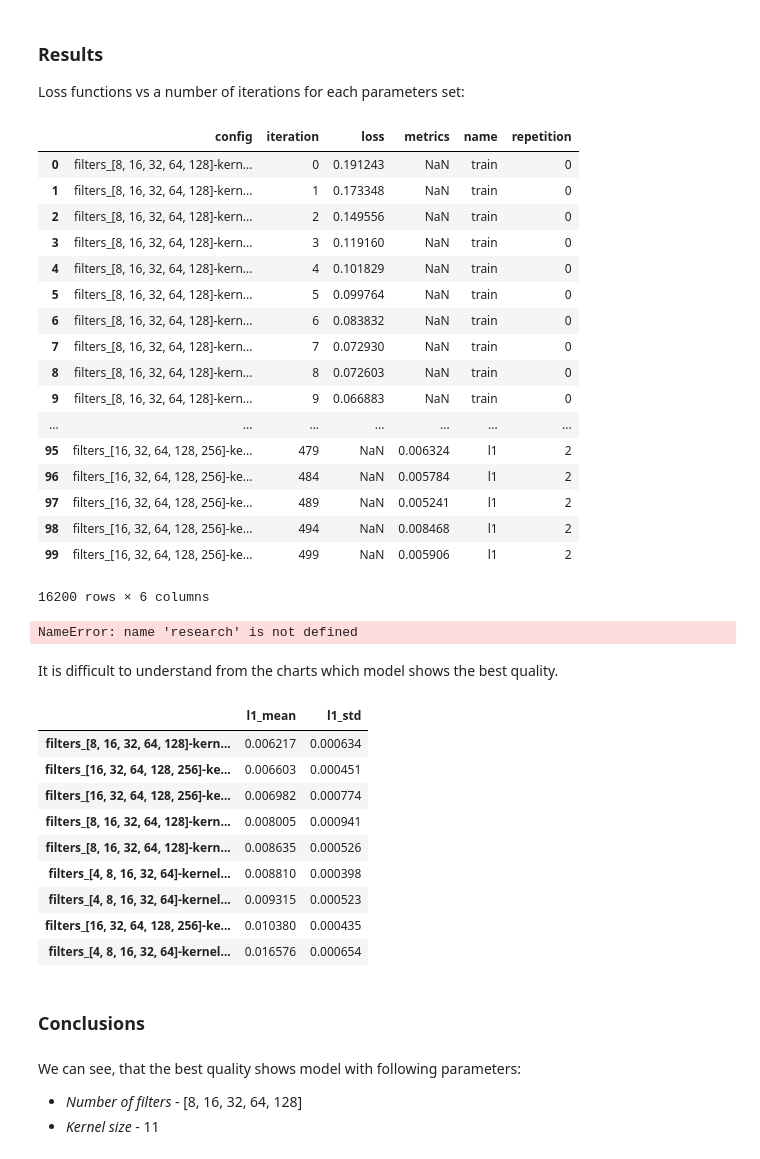
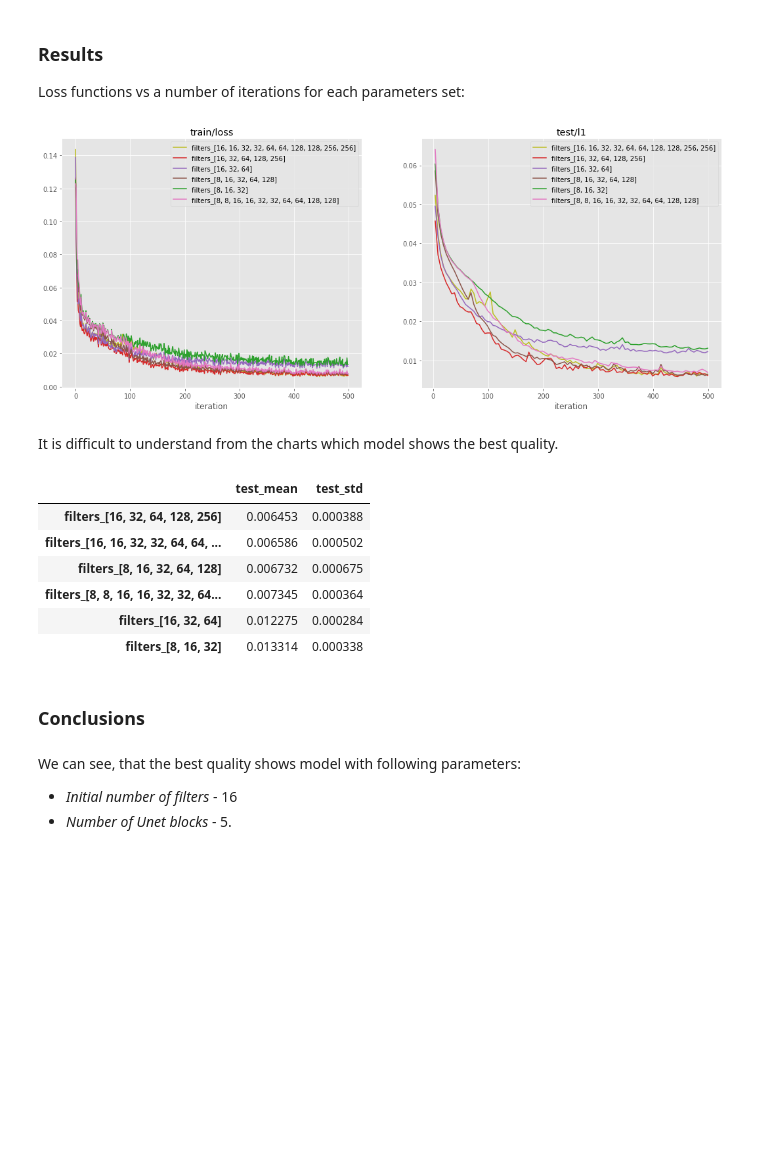
Before and after one commit to learnserd/SeismicPro, a Jupyter notebook: models/Ground-roll attenuation/parameters_estimation.ipynb, the cells around one changed output. Saved outputs shown, nothing was run; the diff lists cells and outputs as text; code cells hidden in the pictures; blank space fills up the shorter version.

```diff
--- a/models/Ground-roll attenuation/parameters_estimation.ipynb
+++ b/models/Ground-roll attenuation/parameters_estimation.ipynb
@@ -213,51 +195,27 @@ Instructions for updating:
 ### Results
 
 Loss functions vs a number of iterations for each parameters set:
-# %%
-research.load('./reserach_filter/').load_results(use_alias=True)
-# %% [output]
-|  | config | iteration | loss | metrics | name | repetition |
-| 0 | filters_[8, 16, 32, 64, 128]-kern... | 0 | 0.191243 | NaN | train | 0 |
-| 1 | filters_[8, 16, 32, 64, 128]-kern... | 1 | 0.173348 | NaN | train | 0 |
-| 2 | filters_[8, 16, 32, 64, 128]-kern... | 2 | 0.149556 | NaN | train | 0 |
-| 3 | filters_[8, 16, 32, 64, 128]-kern... | 3 | 0.119160 | NaN | train | 0 |
-| 4 | filters_[8, 16, 32, 64, 128]-kern... | 4 | 0.101829 | NaN | train | 0 |
-| 5 | filters_[8, 16, 32, 64, 128]-kern... | 5 | 0.099764 | NaN | train | 0 |
-| 6 | filters_[8, 16, 32, 64, 128]-kern... | 6 | 0.083832 | NaN | train | 0 |
-| 7 | filters_[8, 16, 32, 64, 128]-kern... | 7 | 0.072930 | NaN | train | 0 |
-| 8 | filters_[8, 16, 32, 64, 128]-kern... | 8 | 0.072603 | NaN | train | 0 |
-| 9 | filters_[8, 16, 32, 64, 128]-kern... | 9 | 0.066883 | NaN | train | 0 |
-| ... | ... | ... | ... | ... | ... | ... |
-| 95 | filters_[16, 32, 64, 128, 256]-ke... | 479 | NaN | 0.006324 | l1 | 2 |
-| 96 | filters_[16, 32, 64, 128, 256]-ke... | 484 | NaN | 0.005784 | l1 | 2 |
-| 97 | filters_[16, 32, 64, 128, 256]-ke... | 489 | NaN | 0.005241 | l1 | 2 |
-| 98 | filters_[16, 32, 64, 128, 256]-ke... | 494 | NaN | 0.008468 | l1 | 2 |
-| 99 | filters_[16, 32, 64, 128, 256]-ke... | 499 | NaN | 0.005906 | l1 | 2 |
-16200 rows × 6 columns
 # %%
-df = research.load('./reserach_filter/').load_results(use_alias=True)
-show_research(df, layout=['train/loss', 'l1/metrics'], average_repetitions=True, color=list(mcolors.TABLEAU_COLORS.keys()))
+df = research.load_results(use_alias=True)
+show_research(df, layout=['train/loss', 'test/l1'], average_repetitions=True, color=list(mcolors.TABLEAU_COLORS.keys()))
 # %% [output]
-NameError: name 'research' is not defined
+[figure, added]
 # %% [markdown]
 It is difficult to understand from the charts which model shows the best quality.
 # %%
-z = print_results(df, 'l1/metrics', True, sort_by='l1_mean', n_last=100)
+z = print_results(df, 'test/l1', True, sort_by='test_mean',ascending=True, n_last=100)
 z
 # %% [output]
-|  | l1_mean | l1_std |
-| filters_[8, 16, 32, 64, 128]-kern... | 0.006217 | 0.000634 |
-| filters_[16, 32, 64, 128, 256]-ke... | 0.006603 | 0.000451 |
-| filters_[16, 32, 64, 128, 256]-ke... | 0.006982 | 0.000774 |
-| filters_[8, 16, 32, 64, 128]-kern... | 0.008005 | 0.000941 |
-| filters_[8, 16, 32, 64, 128]-kern... | 0.008635 | 0.000526 |
-| filters_[4, 8, 16, 32, 64]-kernel... | 0.008810 | 0.000398 |
-| filters_[4, 8, 16, 32, 64]-kernel... | 0.009315 | 0.000523 |
-| filters_[16, 32, 64, 128, 256]-ke... | 0.010380 | 0.000435 |
-| filters_[4, 8, 16, 32, 64]-kernel... | 0.016576 | 0.000654 |
+|  | test_mean | test_std |
+| filters_[16, 32, 64, 128, 256] | 0.006453 | 0.000388 |
+| filters_[16, 16, 32, 32, 64, 64, ... | 0.006586 | 0.000502 |
+| filters_[8, 16, 32, 64, 128] | 0.006732 | 0.000675 |
+| filters_[8, 8, 16, 16, 32, 32, 64... | 0.007345 | 0.000364 |
+| filters_[16, 32, 64] | 0.012275 | 0.000284 |
+| filters_[8, 16, 32] | 0.013314 | 0.000338 |
 # %% [markdown]
 ### Conclusions
 # %% [markdown]
 We can see, that the best quality shows model with following parameters:
-* _Number of filters_ - [8, 16, 32, 64, 128]
-* _Kernel size_ - 11
+* _Initial number of filters_ - 16
+* _Number of Unet blocks_ - 5.
```
Also changed, not shown: parts of 2 cells of this notebook, 2 other files.
